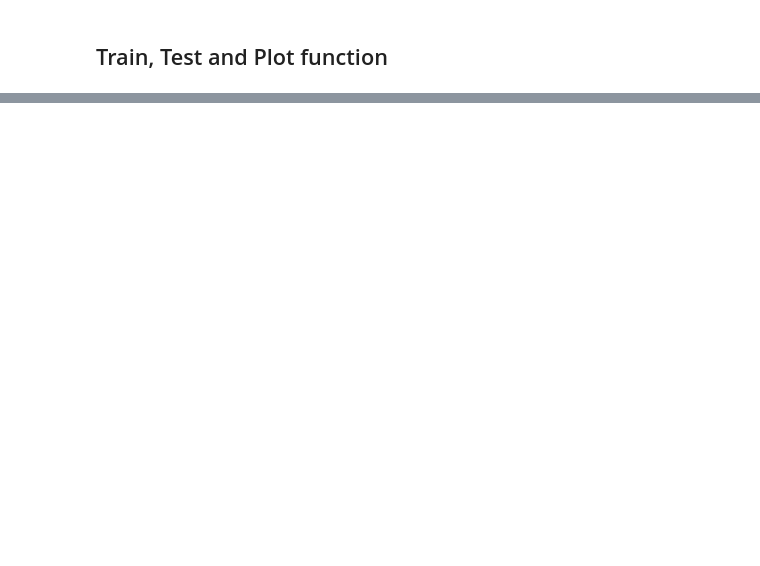
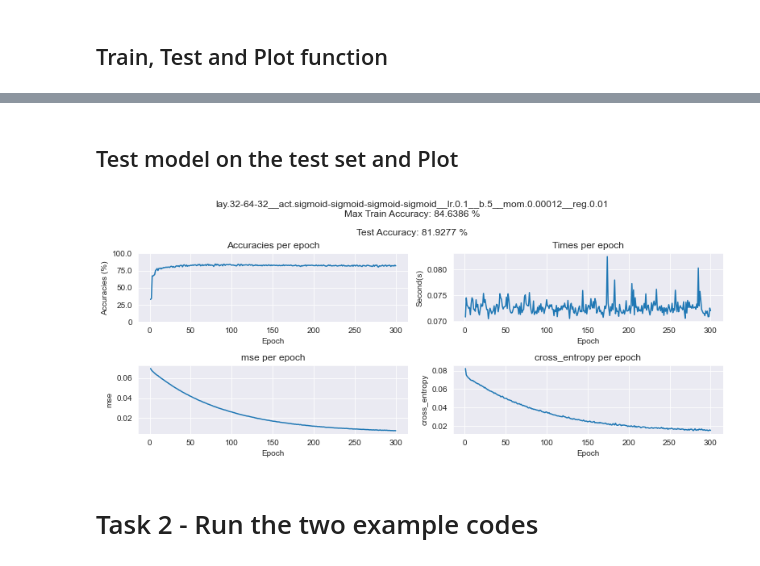
Before and after one commit to drkostas/Machine-Learning-Algorithms, a Jupyter notebook: Project5.ipynb, the cells around one changed output, grey strips where cells are left out. Drawn from its saved outputs; the diff is of its cells as text; code cells hidden in the pictures; blank space fills up the shorter version.

```diff
--- a/Project5.ipynb
+++ b/Project5.ipynb
@@ -45,4 +47,4 @@ from custom_libs import ColorizedLogger
 
 sns.set_style('darkgrid')
 
-logger = ColorizedLogger('Project4', 'yellow')
+logger = ColorizedLogger('Project', 'yellow')
@@ -318,0 +260,32 @@ test_and_plot(title, mnist_te_stand, mnist_te_y_one_hot, mnist_models[name], mni
+# %%
+# Lambda func to create string from list (for creating names)
+join_lst = lambda lst: '-'.join([str(el) for el in lst])
+
+# Select best Hyperparams from validation set
+loss_functions = ['mse', 'cross_entropy']
+symmetric_weights = True
+shuffle = True
+seed = 3
+early_stopping = {"max_accuracy": 0.999, 'wait': 2}
+debug = {'epochs': 1, 'batches': 10**10,
+         'ff': False, 'bp': False, 'w': False, 'metrics': False}
+max_epochs = 300
+b_size = 5
+reg = 0.01
+mom = 0.00012
+lr = 0.1
+lay = [32, 64, 32]
+act = ["sigmoid", "sigmoid", "sigmoid", "sigmoid"]
+
+# Dicts to save results
+pima_models = {}
+pima_accuracies = {}
+pima_losses = {}
+pima_times = {}
+
+# Train on train set and save results
+name = f"lay.{join_lst(lay)}__act.{join_lst(act)}__lr.{lr}__b.{b_size}__mom.{mom}__reg.{reg}"
+pima_models[name], pima_accuracies[name], pima_losses[name], pima_times[name] = \
+train_dataset(name, pima_te.copy(), pima_te_y_one_hot.copy(), lay, act,
+              loss_functions, lr, mom, b_size, early_stopping,
+              max_epochs, reg, shuffle, symmetric_weights, seed, debug)
@@ -318,0 +310,17 @@ test_and_plot(title, mnist_te_stand, mnist_te_y_one_hot, mnist_models[name], mni
+# %% [markdown]
+## Test model on the test set and Plot
+# %%
+# Plot different the configurations for different Network Structures
+for name in pima_models:
+    test_and_plot(title=name,
+                  test_set=pima_te.copy(),
+                  one_hot_targets=pima_te_y_one_hot.copy(),
+                  model=pima_models[name],
+                  accuracies=pima_accuracies[name],
+                  losses=pima_losses[name],
+                  times=pima_times[name],
+                  subsample=1)
+# %% [output]
+[figure, added]
+# %% [markdown]
+# Task 2 - Run the two example codes
```
Also changed, not shown: parts of 29 cells of this notebook, 15 other files.
